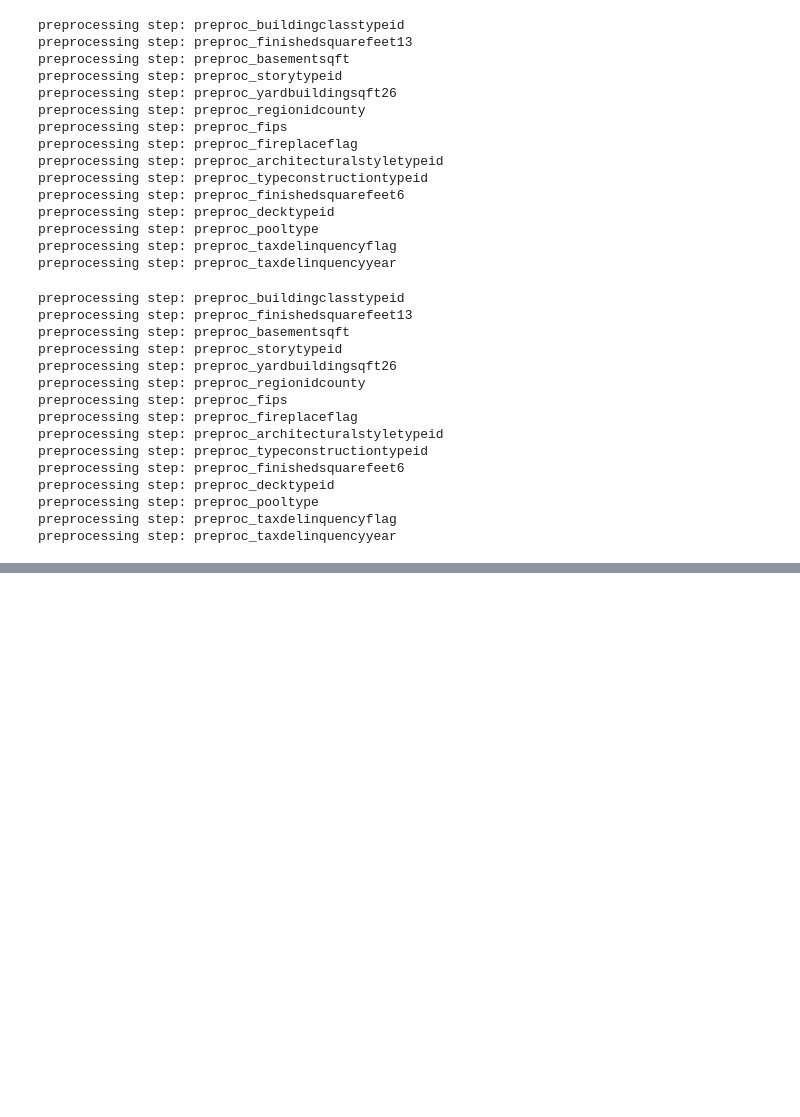
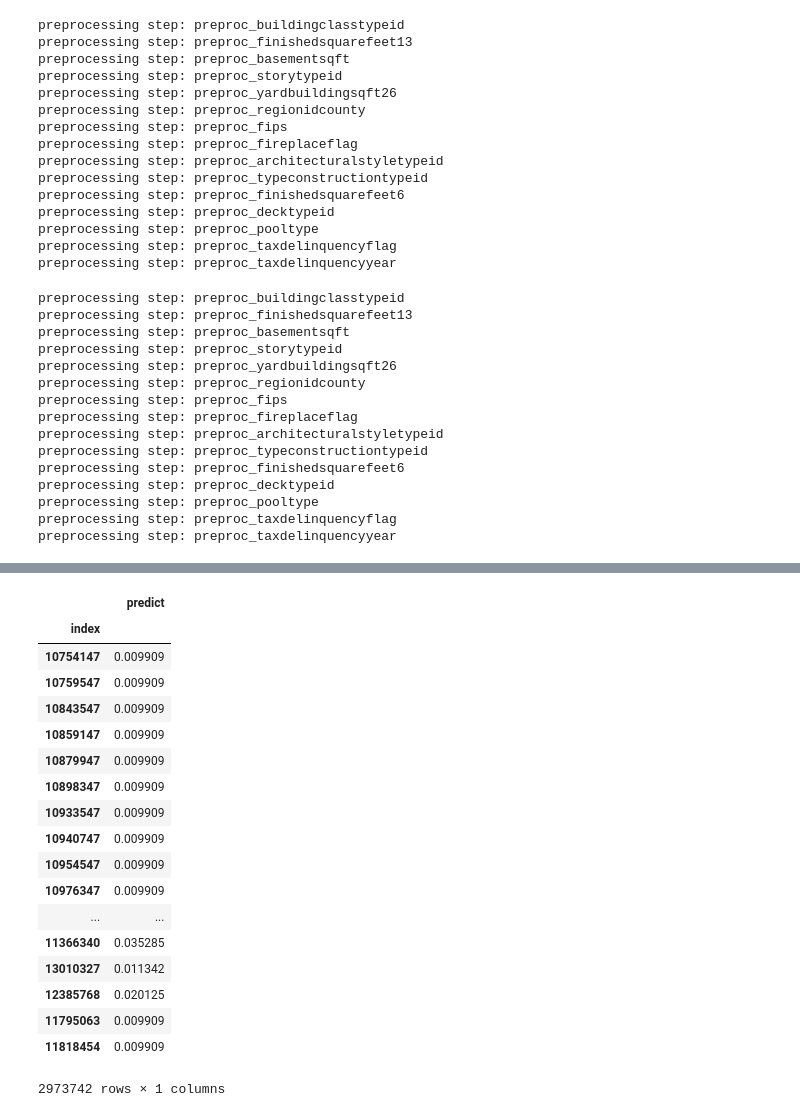
Before and after one commit to SYAN83/zillow, a Jupyter notebook: zillow_prize.ipynb, the cells around one changed output, grey strips where cells are left out. Saved outputs shown, nothing was run; the diff lists cells and outputs as text; code cells hidden in the pictures; blank space fills up the shorter version.

Commit message:
add predict

```diff
--- a/zillow_prize.ipynb
+++ b/zillow_prize.ipynb
@@ -538,0 +502,14 @@ selector.fit_transform(properties)
+# %%
+from sklearn.ensemble import GradientBoostingRegressor
+
+parameters = {'n_estimators':[5,10,20],
+              'learning_rate':[0.01, 0.1],
+              'max_depth':[1,3,5]
+             }
+
+gb_reg = GradientBoostingRegressor(verbose=1)
+gb_cv = GridSearchCV(gb_reg,
+                     param_grid=parameters,
+                     scoring='neg_mean_absolute_error',
+                     cv=3)
+gb_cv.fit(X_train, y_train)
@@ -538,0 +556,4 @@ selector.fit_transform(properties)
+# %%
+gb_final = GradientBoostingRegressor(**gb_cv.best_params_)
+# %%
+gb_final.fit(X, y)
@@ -538,0 +568,30 @@ selector.fit_transform(properties)
+# %%
+test_set = properties
+test_set['month'] = 11
+test_set = test_set[X.columns].dropna(axis=0)
+
+test_pred = gb_final.predict(test_set)
+# %%
+prediction = pd.DataFrame.from_dict({'index':test_set.index,
+                                     'predict':test_pred})
+prediction.set_index('index')
+# %% [output]
+|  | predict |
+| index |  |
+| 10754147 | 0.009909 |
+| 10759547 | 0.009909 |
+| 10843547 | 0.009909 |
+| 10859147 | 0.009909 |
+| 10879947 | 0.009909 |
+| 10898347 | 0.009909 |
+| 10933547 | 0.009909 |
+| 10940747 | 0.009909 |
+| 10954547 | 0.009909 |
+| 10976347 | 0.009909 |
+| ... | ... |
+| 11366340 | 0.035285 |
+| 13010327 | 0.011342 |
+| 12385768 | 0.020125 |
+| 11795063 | 0.009909 |
+| 11818454 | 0.009909 |
+2973742 rows × 1 columns
```
Also changed, not shown: parts of 26 cells of this notebook, 1 other file.
